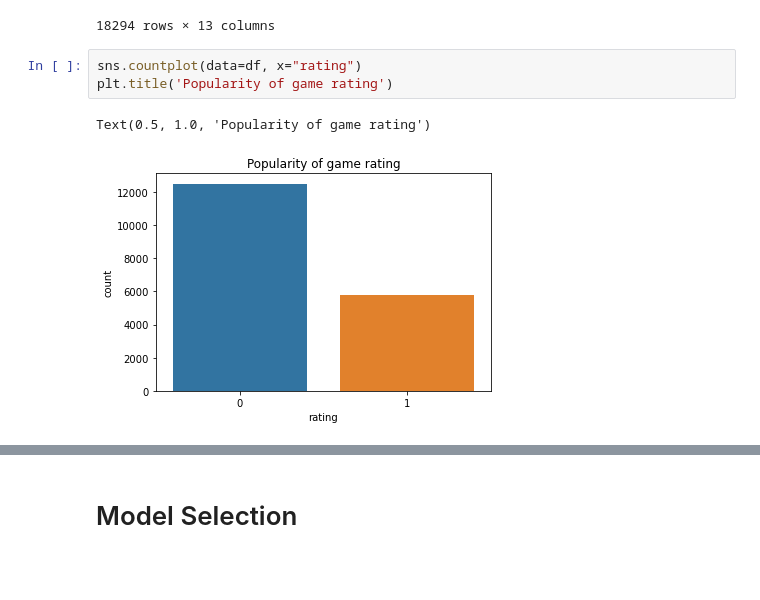
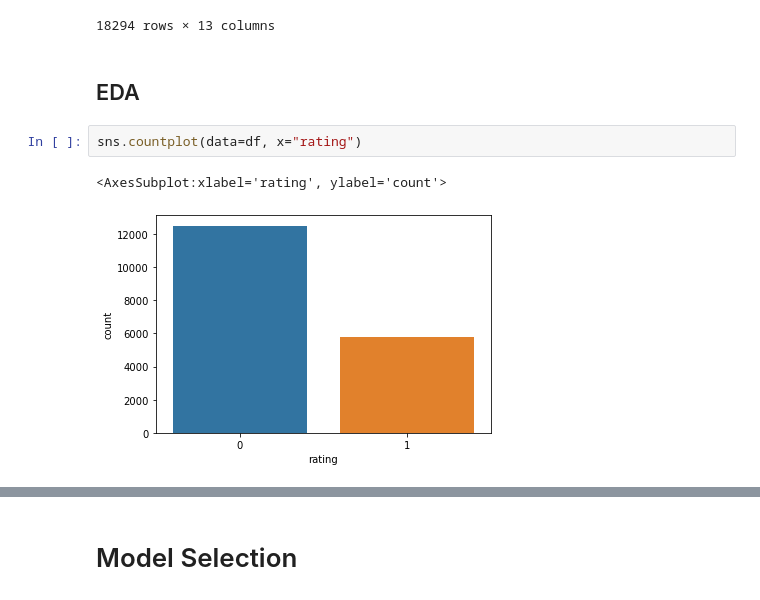
Before and after one commit to COGS118A/Group033-Wi23, a Jupyter notebook: CheckpointGroup033-Wi23.ipynb, the cells around one changed output, grey strips where cells are left out. Saved outputs shown, nothing was run; the diff lists cells and outputs as text; blank space fills up the shorter version.

```diff
--- a/CheckpointGroup033-Wi23.ipynb
+++ b/CheckpointGroup033-Wi23.ipynb
@@ -184,9 +188,10 @@ df
 | 18292 | 0 | 1 | 1 | 1 | 0 | 167 | 0.0 | 9 | ... |
 | 18293 | 0 | 1 | 0 | 0 | 1 | 87 | 0.0 | 0 | ... |
 18294 rows × 13 columns
+# %% [markdown]
+## EDA
 # %%
 sns.countplot(data=df, x="rating")
-plt.title('Popularity of game rating')
 # %% [output]
-Text(0.5, 1.0, 'Popularity of game rating')
+<AxesSubplot:xlabel='rating', ylabel='count'>
-[figure, old version]
+[figure, new version]
```
Also changed, not shown: parts of 109 cells of this notebook.
